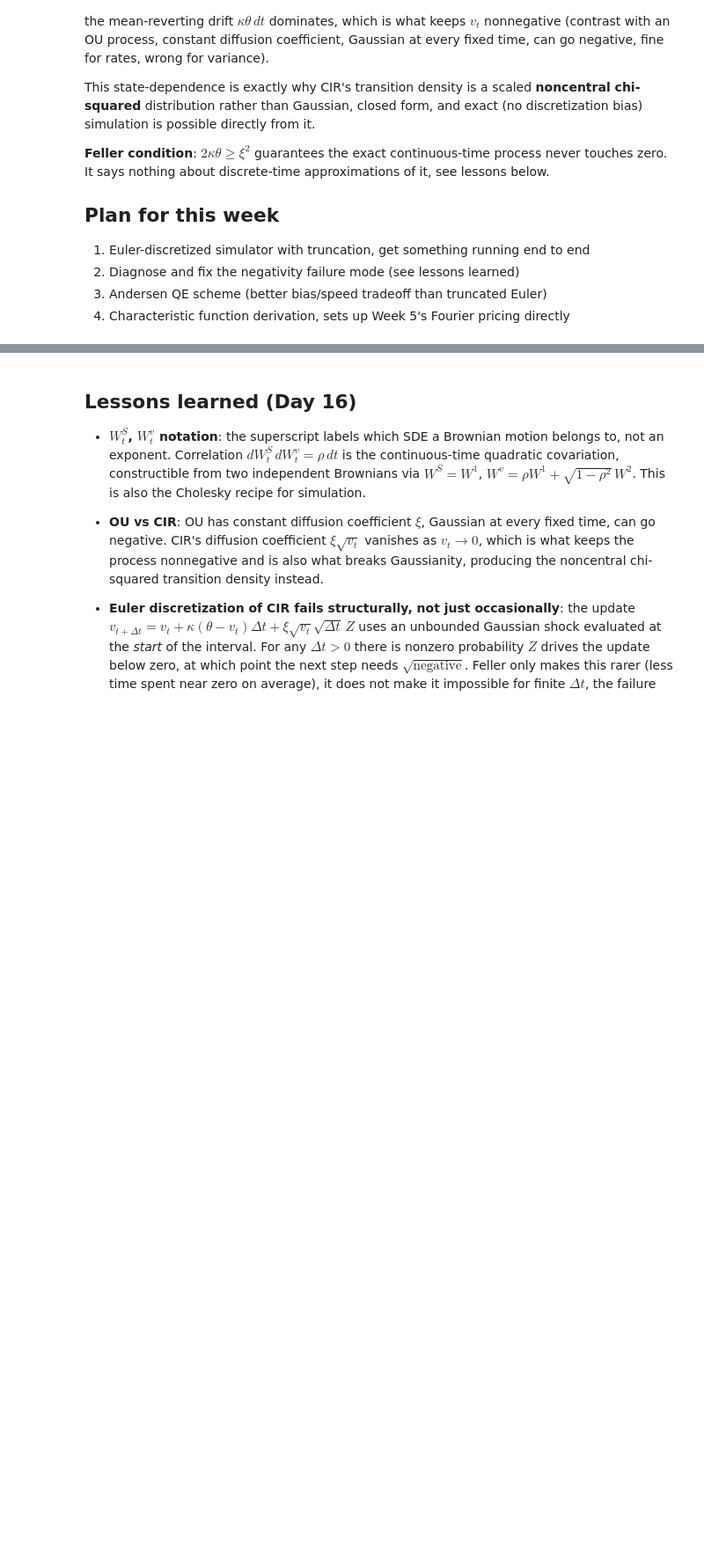
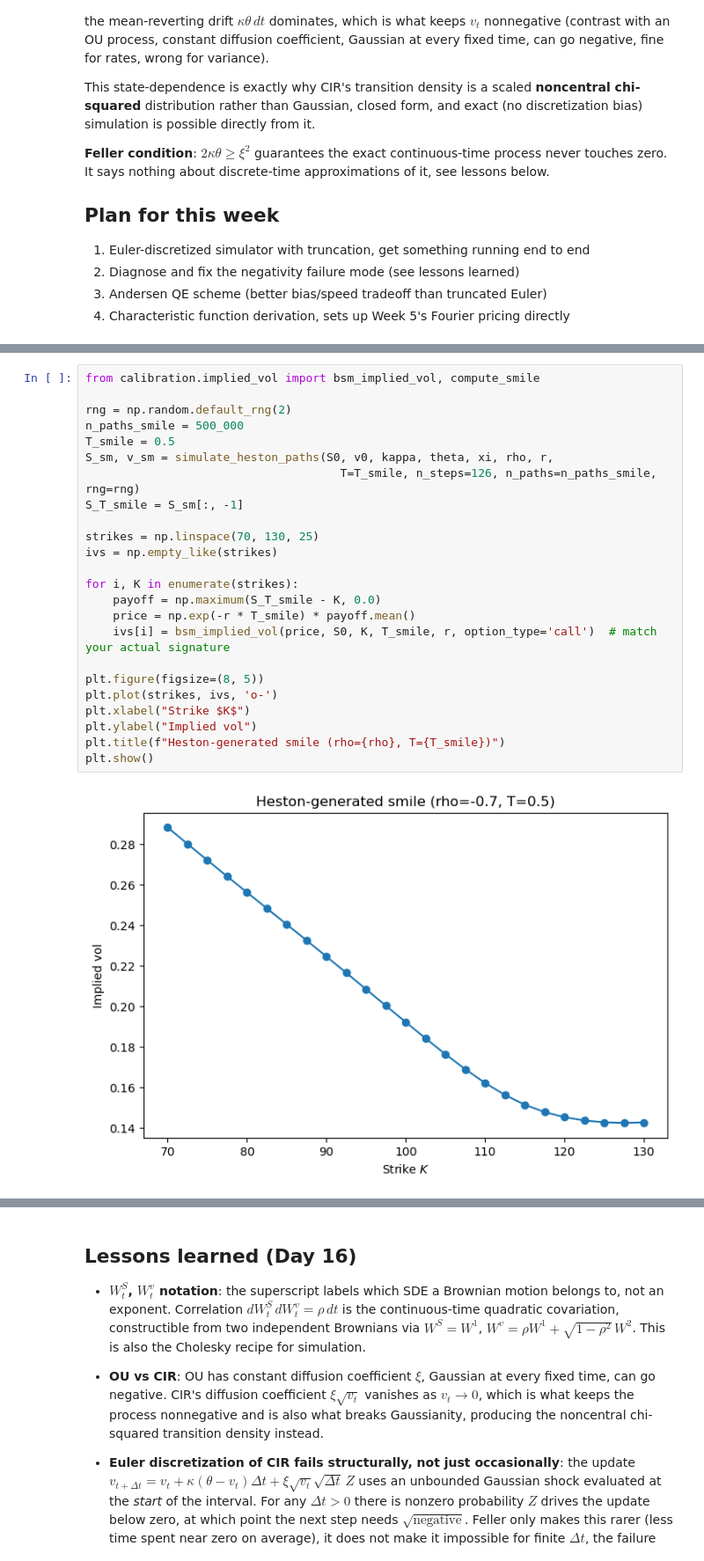
Before and after one commit to Kunvuthi/quant-project, a Jupyter notebook: notebooks/08_heston.ipynb, the cells around one changed output, grey strips where cells are left out. Shown at 88% size. Cells and saved outputs as stored; diff of their text form; blank space fills up the shorter version.

```diff
--- a/notebooks/08_heston.ipynb
+++ b/notebooks/08_heston.ipynb
@@ -54,0 +112,26 @@ never touches zero. It says nothing about discrete-time approximations of it, se
+# %%
+from calibration.implied_vol import bsm_implied_vol, compute_smile
+
+rng = np.random.default_rng(2)
+n_paths_smile = 500_000
+T_smile = 0.5
+S_sm, v_sm = simulate_heston_paths(S0, v0, kappa, theta, xi, rho, r,
+                                     T=T_smile, n_steps=126, n_paths=n_paths_smile, rng=rng)
+S_T_smile = S_sm[:, -1]
+
+strikes = np.linspace(70, 130, 25)
+ivs = np.empty_like(strikes)
+
+for i, K in enumerate(strikes):
+    payoff = np.maximum(S_T_smile - K, 0.0)
+    price = np.exp(-r * T_smile) * payoff.mean()
+    ivs[i] = bsm_implied_vol(price, S0, K, T_smile, r, option_type='call')  # match your actual signature
+
+plt.figure(figsize=(8, 5))
+plt.plot(strikes, ivs, 'o-')
+plt.xlabel("Strike $K$")
+plt.ylabel("Implied vol")
+plt.title(f"Heston-generated smile (rho={rho}, T={T_smile})")
+plt.show()
+# %% [output]
+[figure, added]
```
Also changed, not shown: parts of 5 cells of this notebook.
